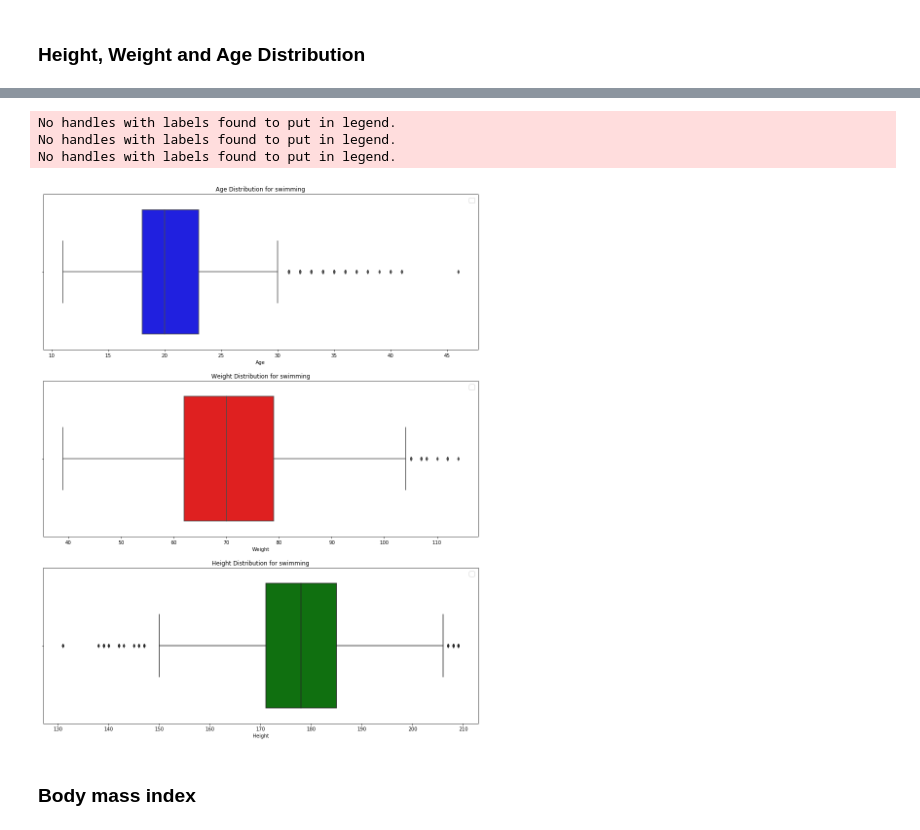
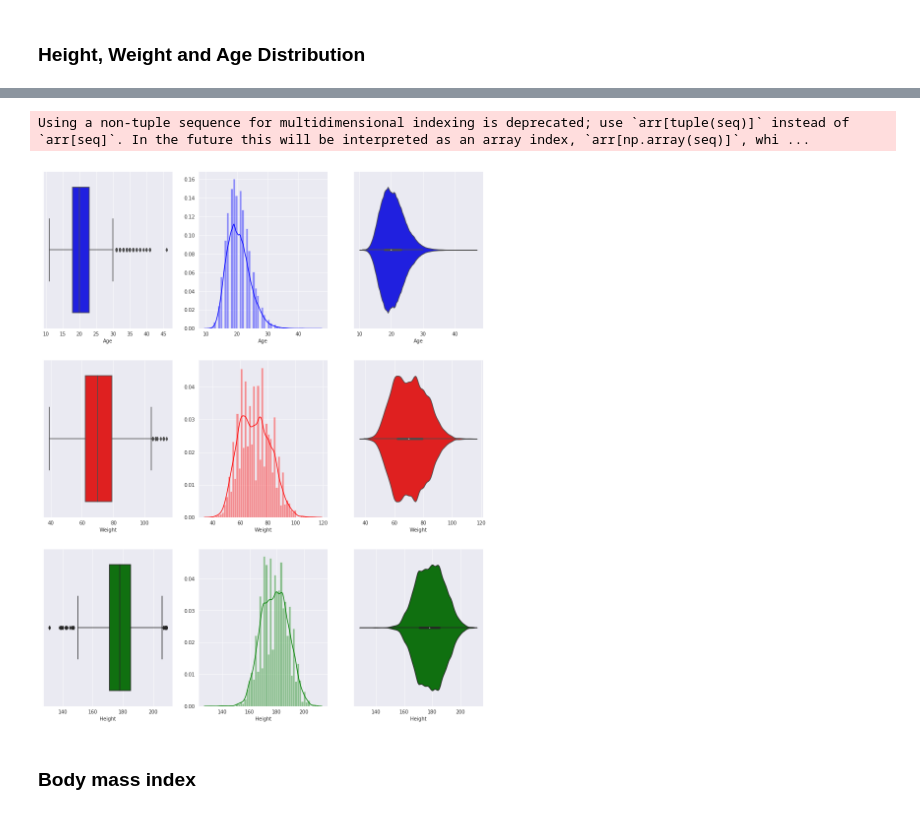
Before and after one commit to nhanpotter/cz1015_miniproject, a Jupyter notebook: Athlete.ipynb, the cells around one changed output, grey strips where cells are left out. Cells and saved outputs as stored; diff of their text form; code cells hidden in the pictures.

```diff
--- a/Athlete.ipynb
+++ b/Athlete.ipynb
@@ -209,18 +223,15 @@ py.iplot(fig)
 # %%
 cols = ['Age','Weight','Height']
 clr =['b','r','g']
-fig = plt.figure(figsize=(16,20))
+fig,axes = plt.subplots(3,3,figsize=(16,20))
 count =0
 for i in cols:
-    plt.subplot(311+count)
-    sb.boxplot(x=swimming[swimming[i].notnull()][i],color=clr[count])
-    plt.legend(loc='best',prop={'size':14})
-    plt.title(i+ " Distribution for swimming")
+    sb.boxplot(swimming[swimming[i].notnull()][i],color=clr[count],ax=axes[count][0])
+    sb.distplot(swimming[swimming[i].notnull()][i],color=clr[count],ax=axes[count][1])
+    sb.violinplot(swimming[swimming[i].notnull()][i],color=clr[count],ax=axes[count][2])
     count +=1
 # %% [output]
-No handles with labels found to put in legend.
-No handles with labels found to put in legend.
-No handles with labels found to put in legend.
+Using a non-tuple sequence for multidimensional indexing is deprecated; use `arr[tuple(seq)]` instead of `arr[seq]`. In the future this will be interpreted as an array index, `arr[np.array(seq)]`, whi ...
-[figure, old version]
+[figure, new version]
 # %% [markdown]
 ### Body mass index
```
Also changed, not shown: parts of 64 cells of this notebook, 1 other file.
